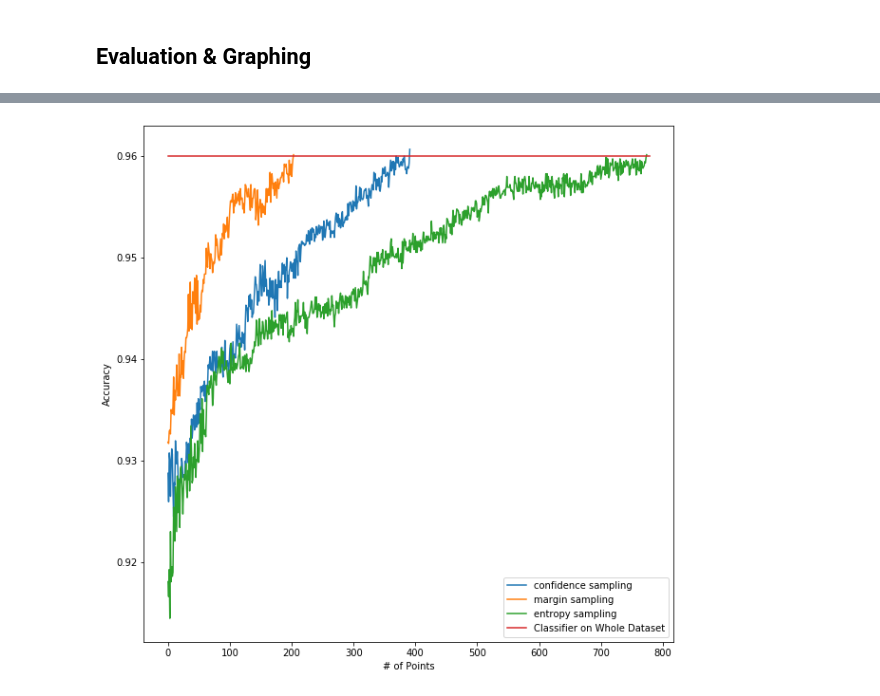
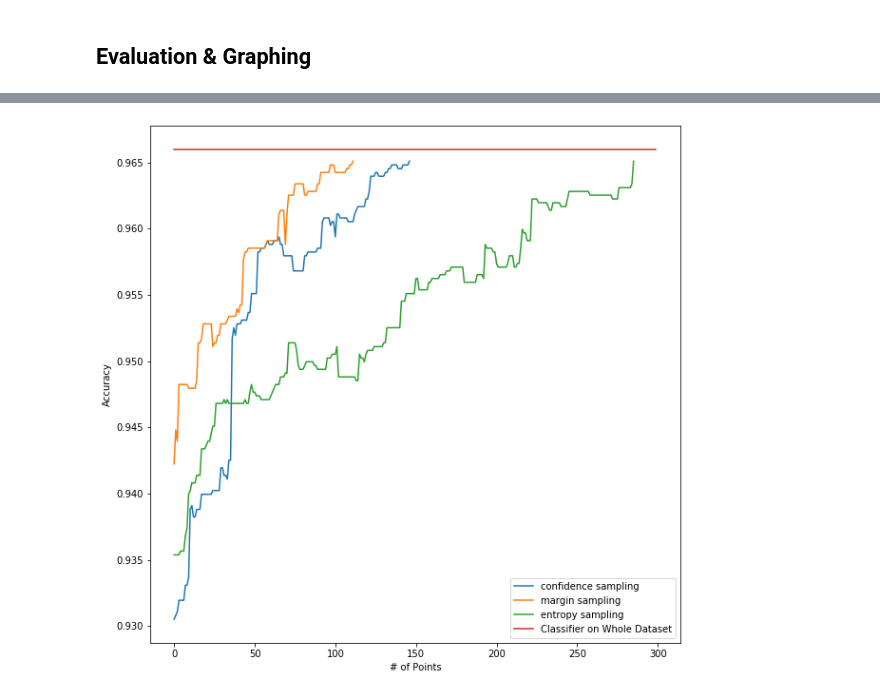
Before and after one commit to rish-av/Machine-Learning-Assignments, a Jupyter notebook: Assignment2/ML_stream_based.ipynb, the cells around one changed output, grey strips where cells are left out. Saved outputs shown, nothing was run; the diff lists cells and outputs as text; code cells hidden in the pictures.

```diff
--- a/Assignment2/ML_stream_based.ipynb
+++ b/Assignment2/ML_stream_based.ipynb
@@ -14,34 +15,41 @@ import pandas as pd
 # %% [markdown]
 ## Data Loading
 # %%
-data = pd.read_csv('Data/pendigits.tra').to_numpy()
-x = data[:,:16]
-y = data[:,16]
+data_train = pd.read_csv('Data/pendigits.tra').to_numpy()
+data_test = pd.read_csv('Data/pendigits.tes').to_numpy()
+
+#data_for_training
+x = data_train[:,:16]
+y = data_train[:,16]
+
+#data_for_testing
+x_tes = data_test[:,:16]
+y_tes = data_test[:,16]
 # %% [markdown]
 ## Stream Based Sampling with Uncertainity
 # %%
-def active_single_stream_based(x_pre,y_pre,query_strategy):
+def active_single_stream_based(x_train,y_train,x_tes,y_tes,query_strategy):
     accuracy_list = []
     num_queried = 0
     num_ignored = 0
 
     #initial 10 percent points
-    idx_10_percent = np.random.choice(range(x_pre.shape[0]),size=int(0.1*x_pre.shape[0]),replace=False)
-    x_10 = x_pre[idx_10_percent]
-    y_10 = y_pre[idx_10_percent]
+    idx_10_percent = np.random.choice(range(x_train.shape[0]),size=int(0.1*x_train.shape[0]),replace=False)
+    x_10 = x_train[idx_10_percent]
+    y_10 = y_train[idx_10_percent]
 
     #initial_learning
-    learner = ActiveLearner(estimator=LogisticRegression(),X_training=x_10,y_training=y_10,query_strategy=query_strategy)
+    learner = ActiveLearner(estimator=KNeighborsClassifier(n_neighbors=3),X_training=x_10,y_training=y_10,query_strategy=query_strategy)
 
-    while learner.score(x_pre, y_pre) < 0.96:
+    while learner.score(x_tes, y_tes) < 0.965:
 
           #choose a point randomly to check - simulate a stream
-        point = np.random.choice(range(len(x_pre)))
-        if classifier_uncertainty(learner, x_pre[point].reshape(1, -1)) >= 0.3:
+        point = np.random.choice(range(len(x_train)))
+        if classifier_uncertainty(learner, x_train[point].reshape(1, -1)) >= 0.3:
 
          #learning again after every query; might avoid it if the trainnig is time consuming
-            learner.teach(x_pre[point].reshape(1, -1), y_pre[point].reshape(-1, ))
-            updated_acc = learner.score(x_pre, y_pre)
+            learner.teach(x_train[point].reshape(1, -1), y_train[point].reshape(-1, ))
+            updated_acc = learner.score(x_tes, y_tes)
             accuracy_list.append(updated_acc)
             num_queried += 1
             print(f"Point updated: {point}; Accuracy achieved: {updated_acc}")
@@ -93,7 +101,7 @@ def active_committee_stream_based(x_pre,y_pre,n_committee,query_strategy):
 ## Evaluation & Graphing
 # %%
 #uncertainity evaluation
-least_confident_track = active_single_stream_based(x,y,uncertainty_sampling)
-margin_sampling_track = active_single_stream_based(x,y,margin_sampling)
-entropy_track = active_single_stream_based(x,y,entropy_sampling)
+least_confident_track = active_single_stream_based(x,y,x_tes,y_tes,uncertainty_sampling)
+margin_sampling_track = active_single_stream_based(x,y,x_tes,y_tes,margin_sampling)
+entropy_track = active_single_stream_based(x,y,x_tes,y_tes,entropy_sampling)
 # %% [output]
@@ -302,13 +137,13 @@ Please also refer to the documentation for alternative solver options:
 # %%
 plt.figure(figsize=(10,10))
 plt.plot(least_confident_track[0],label='confidence sampling')
 plt.plot(margin_sampling_track[0],label='margin sampling')
 plt.plot(entropy_track[0],label='entropy sampling')
-plt.plot([0.96 for i in range(780)],label='Classifier on Whole Dataset')
+plt.plot([0.966 for i in range(300)],label='Classifier on Whole Dataset')
 plt.xlabel('# of Points')
 plt.ylabel('Accuracy')
 plt.legend(loc='best')
 plt.show()
 # %% [output]
-[figure, old version]
+[figure, new version]
 # %%
```
Also changed, not shown: parts of 8 cells of this notebook, 12 other files.
